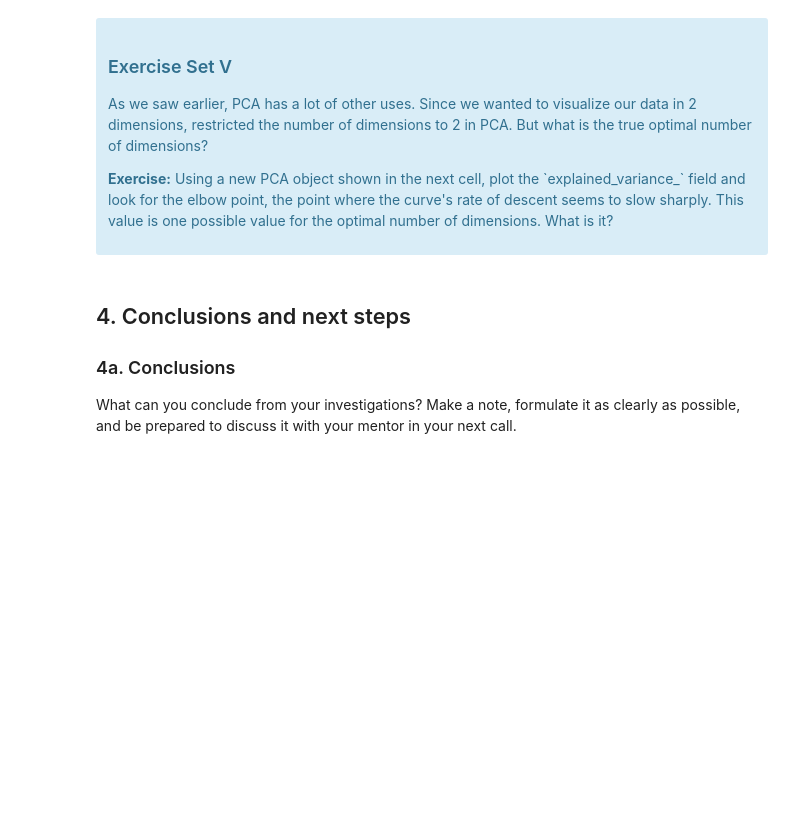
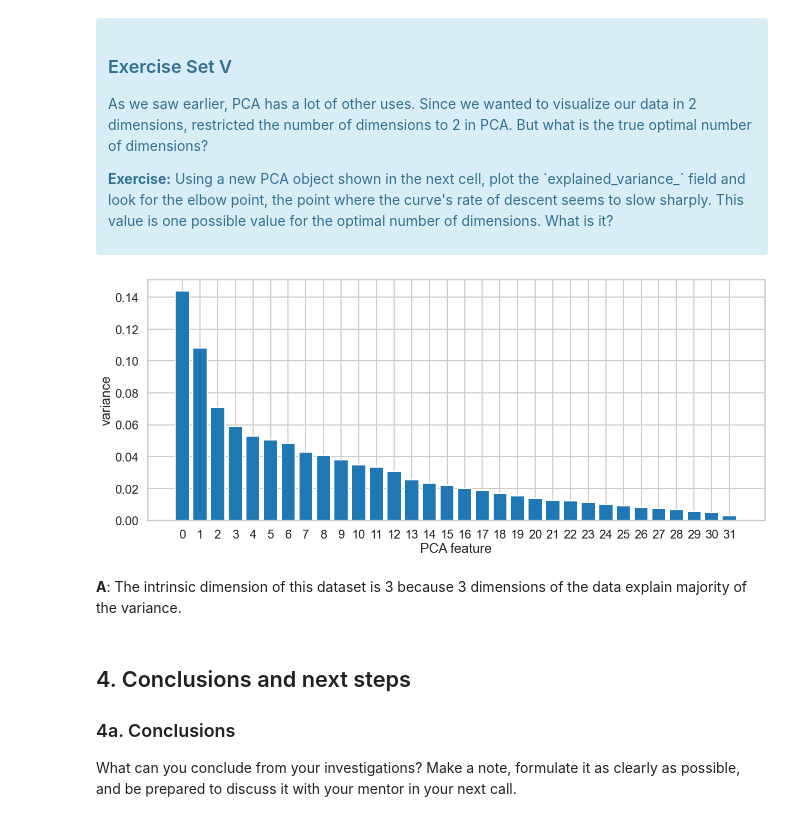
Before and after one commit to neeldeorukhkar/Springboard-Case-Studies, a Jupyter notebook: KMeansClusteringCaseStudy/Clustering Case Study - Customer Segmentation with K-Means - Tier 3.ipynb, the cells around one changed output. Saved outputs shown, nothing was run; the diff lists cells and outputs as text; code cells hidden in the pictures; blank space fills up the shorter version.

```diff
--- a/KMeansClusteringCaseStudy/Clustering Case Study - Customer Segmentation with K-Means - Tier 3.ipynb
+++ b/KMeansClusteringCaseStudy/Clustering Case Study - Customer Segmentation with K-Means - Tier 3.ipynb
@@ -363,11 +593,22 @@ What we've done is we've taken those columns of 0/1 indicator variables, and we'
 # %%
 #your turn
 # Initialize a new PCA model with a default number of components.
 import sklearn.decomposition
 pca = sklearn.decomposition.PCA()
 pca.fit(X)
+plt.subplots(figsize = (20, 8))
 
 # Do the rest on your own :)
+features = range(pca.n_components_)
+plt.bar(features, pca.explained_variance_ratio_)
+plt.xticks(features)
+plt.ylabel('variance')
+plt.xlabel('PCA feature')
+plt.show()
+# %% [output]
+[figure, added]
+# %% [markdown]
+__A__: The intrinsic dimension of this dataset is 3 because 3 dimensions of the data explain majority of the variance.
 # %% [markdown]
 ## 4. Conclusions and next steps
 ### 4a. Conclusions
```
Also changed, not shown: parts of 23 cells of this notebook.
